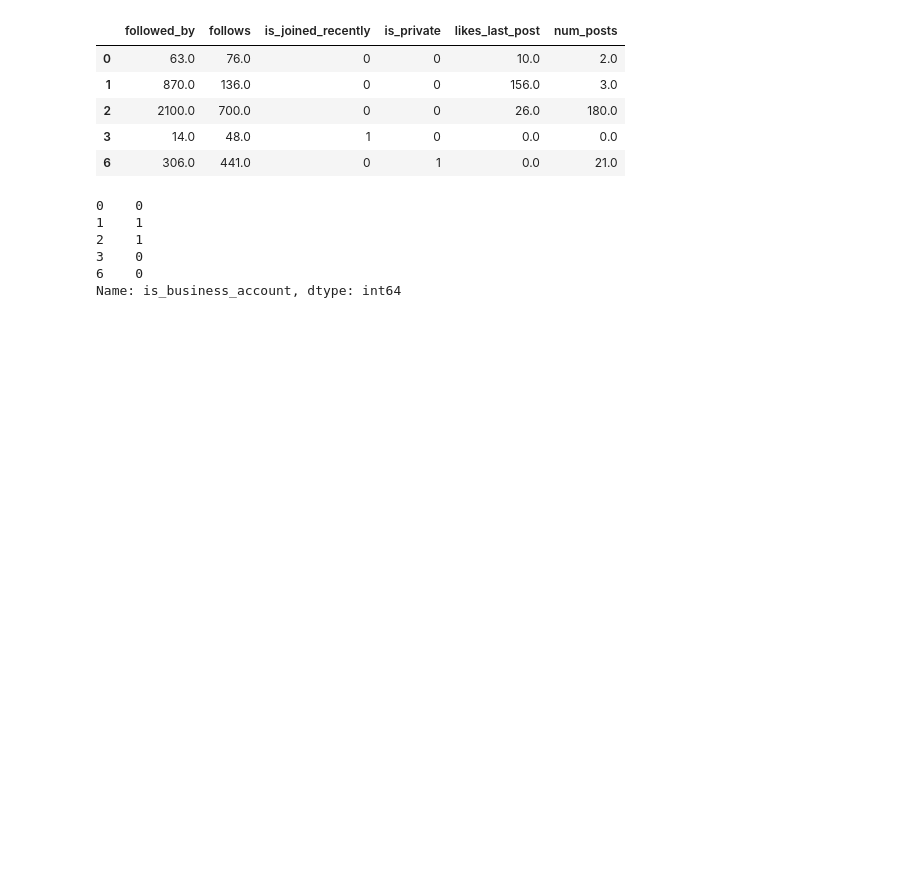
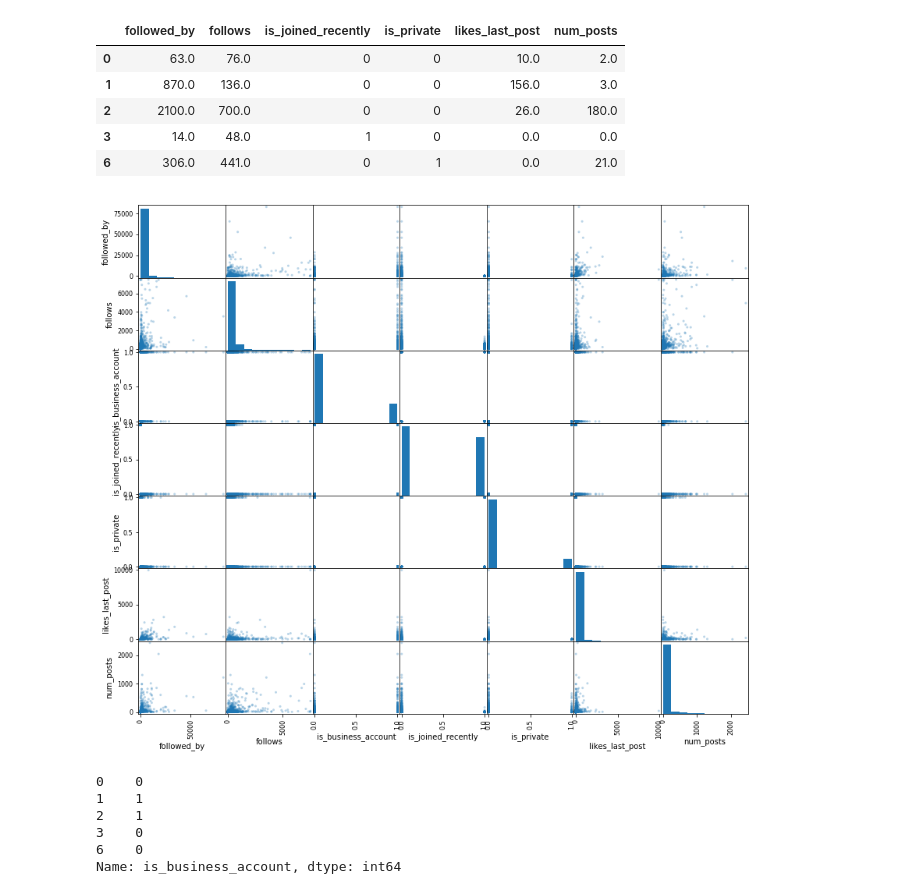
Before and after one commit to liyingli0818/instagram_account_type_predictor, a Jupyter notebook: fcc_model.ipynb, the cells around one changed output. Cells and saved outputs as stored; diff of their text form; code cells hidden in the pictures; blank space fills up the shorter version.

```diff
--- a/fcc_model.ipynb
+++ b/fcc_model.ipynb
@@ -93,6 +115,10 @@ X.head()
 | 2 | 2100.0 | 700.0 | 0 | 0 | 26.0 | 180.0 |
 | 3 | 14.0 | 48.0 | 1 | 0 | 0.0 | 0.0 |
 | 6 | 306.0 | 441.0 | 0 | 1 | 0.0 | 21.0 |
+# %%
+_ = pd.scatter_matrix(df_dropped, alpha = 0.3, figsize=(14,12))
+# %% [output]
+[figure, added]
 # %%
 y = df_dropped.iloc[:, 5]
 # %%
```
Also changed, not shown: parts of 5 cells of this notebook, 17 other files.
